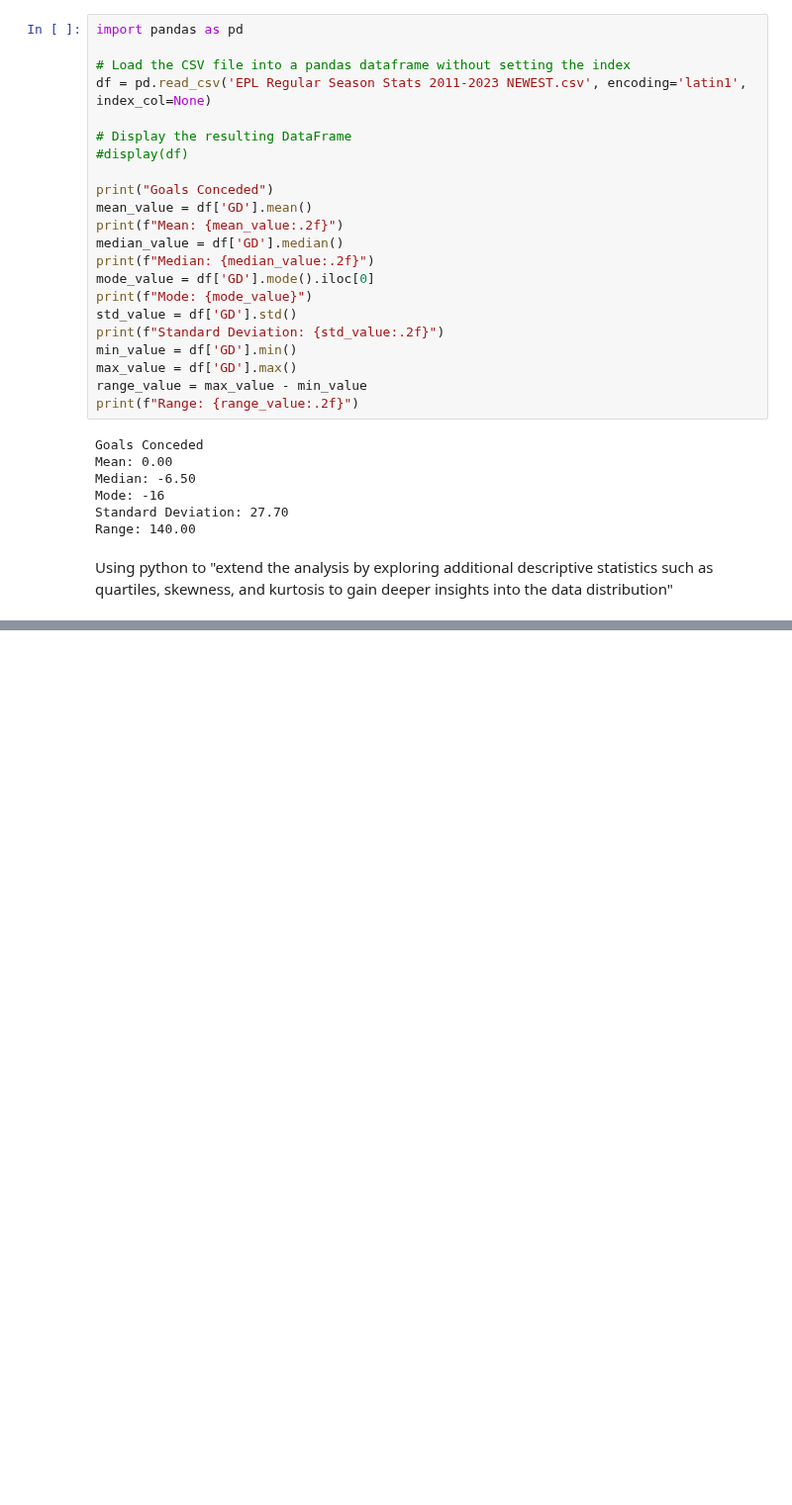
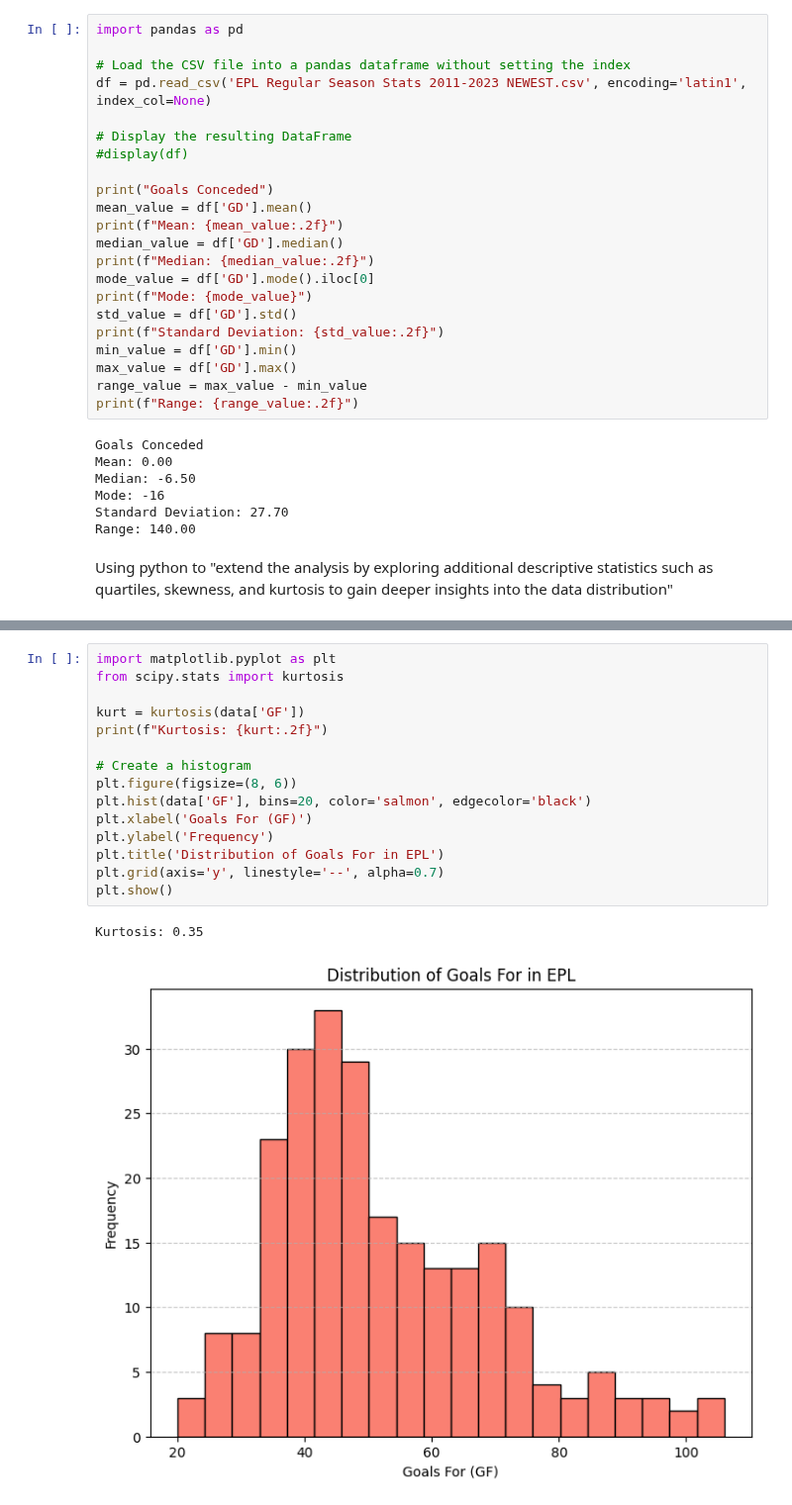
Before and after one commit to NeghiDB/365DaysSoccerDataAnalysisChallenge, a Jupyter notebook: index.ipynb, the cells around one changed output, grey strips where cells are left out. Shown at 99% size. Saved outputs shown, nothing was run; the diff lists cells and outputs as text; blank space fills up the shorter version.

Commit message:
added kurtosis

```diff
--- a/index.ipynb
+++ b/index.ipynb
@@ -271,0 +273,18 @@ Skewness: 0.60
+# %%
+import matplotlib.pyplot as plt
+from scipy.stats import kurtosis
+
+kurt = kurtosis(data['GF'])
+print(f"Kurtosis: {kurt:.2f}")
+
+# Create a histogram
+plt.figure(figsize=(8, 6))
+plt.hist(data['GF'], bins=20, color='salmon', edgecolor='black')
+plt.xlabel('Goals For (GF)')
+plt.ylabel('Frequency')
+plt.title('Distribution of Goals For in EPL')
+plt.grid(axis='y', linestyle='--', alpha=0.7)
+plt.show()
+# %% [output]
+Kurtosis: 0.35
+[figure, added]
```
Also changed, not shown: parts of 2 cells of this notebook.
